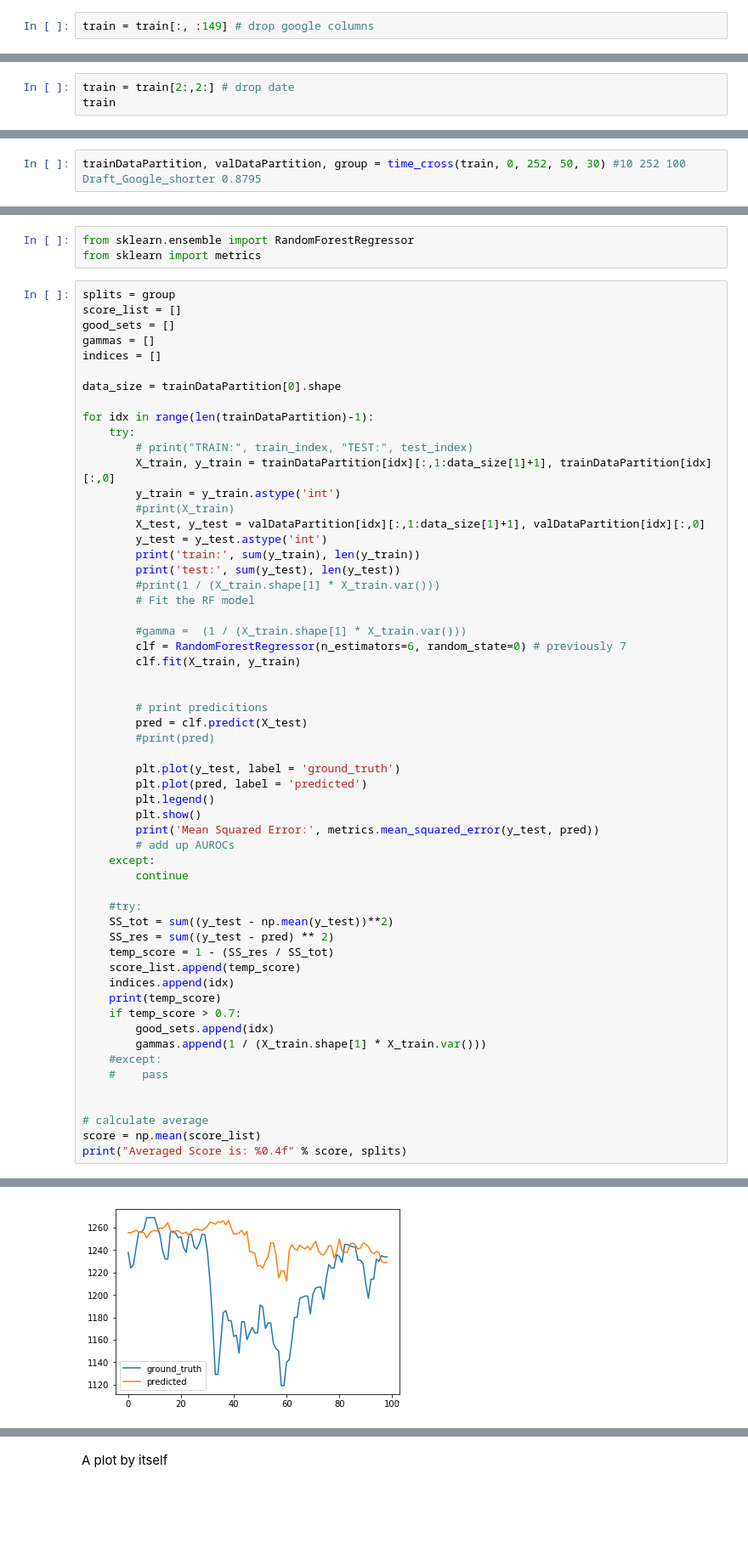
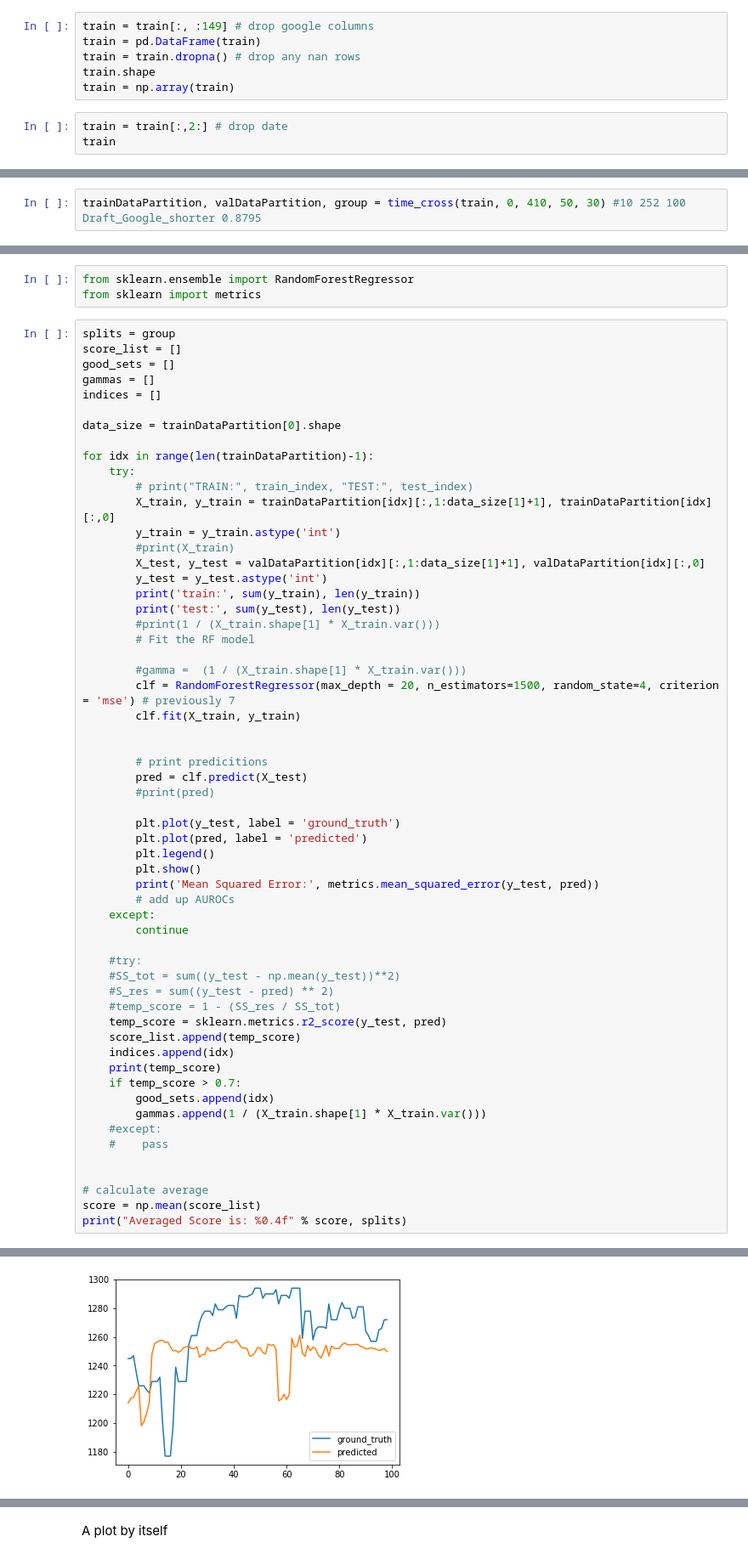
Before and after one commit to elisawarner/Stock_Project, a Jupyter notebook: Python/Random_Forest.ipynb, the cells around one changed output, grey strips where cells are left out. Shown at 85% size. Drawn from its saved outputs; the diff is of its cells as text; blank space fills up the shorter version.

```diff
--- a/Python/Random_Forest.ipynb
+++ b/Python/Random_Forest.ipynb
@@ -112,2 +112,9 @@ train.shape
+# %%
+train = train[:, :149] # drop google columns
+train = pd.DataFrame(train)
+train = train.dropna() # drop any nan rows
+train.shape
+train = np.array(train)
 # %%
-train = train[:, :149] # drop google columns
+train = train[:,2:] # drop date
+train
@@ -114,3 +129,0 @@ train = train[:, :149] # drop google columns
-# %%
-train = train[2:,2:] # drop date
-train
@@ -423,5 +427,5 @@ array([[0.56735867, 0.54255084, 0.53995329]])
 # %% [markdown]
 # Look for Feature Importances
 # %%
-trainDataPartition, valDataPartition, group = time_cross(train, 0, 252, 50, 30) #10 252 100 Draft_Google_shorter 0.8795
+trainDataPartition, valDataPartition, group = time_cross(train, 0, 410, 50, 30) #10 252 100 Draft_Google_shorter 0.8795
 # %% [output]
@@ -973,7 +969,7 @@ for idx in range(len(trainDataPartition)-1):
         # Fit the RF model
 
         #gamma =  (1 / (X_train.shape[1] * X_train.var()))
-        clf = RandomForestRegressor(n_estimators=6, random_state=0) # previously 7
+        clf = RandomForestRegressor(max_depth = 20, n_estimators=1500, random_state=4, criterion = 'mse') # previously 7
         clf.fit(X_train, y_train)
 
 
@@ -991,9 +987,10 @@ for idx in range(len(trainDataPartition)-1):
         continue
 
     #try:
-    SS_tot = sum((y_test - np.mean(y_test))**2)
-    SS_res = sum((y_test - pred) ** 2)
-    temp_score = 1 - (SS_res / SS_tot)
+    #SS_tot = sum((y_test - np.mean(y_test))**2)
+    #S_res = sum((y_test - pred) ** 2)
+    #temp_score = 1 - (SS_res / SS_tot)
+    temp_score = sklearn.metrics.r2_score(y_test, pred)
     score_list.append(temp_score)
     indices.append(idx)
     print(temp_score)
@@ -1013 +1010 @@ test: 119804 99
-[figure, old version]
+[figure, new version]
```
Also changed, not shown: parts of 23 cells of this notebook, 3 other files.
